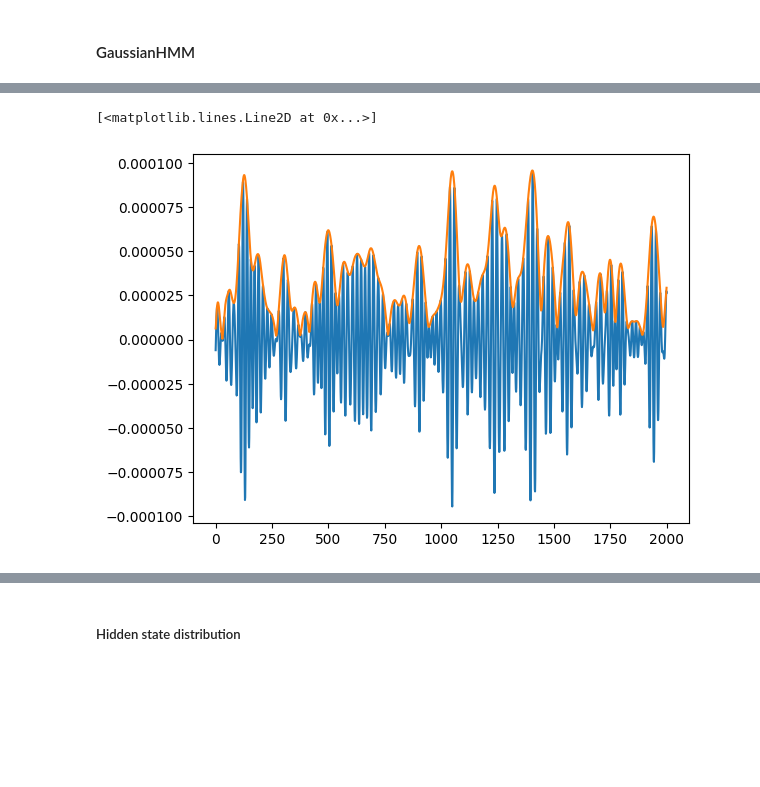
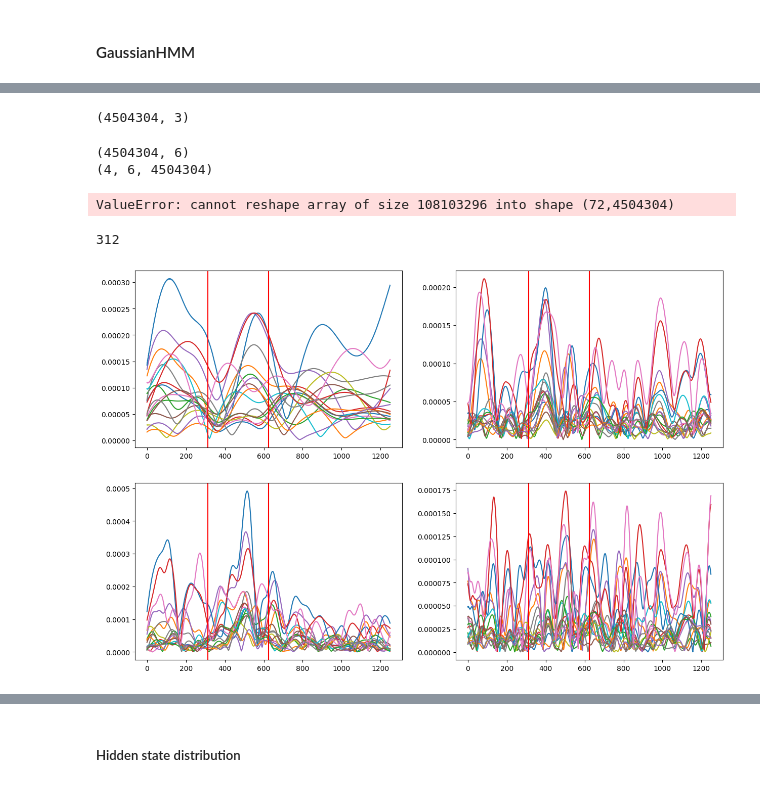
Before and after one commit to jerryjii/HMM, a Jupyter notebook: HMM_LFP.ipynb, the cells around one changed output, grey strips where cells are left out. Cells and saved outputs as stored; diff of their text form; code cells hidden in the pictures; blank space fills up the shorter version.

```diff
--- a/HMM_LFP.ipynb
+++ b/HMM_LFP.ipynb
@@ -137 +118,8 @@ print(hit_rate['h_r'])
+# %%
+def find_nearest_idx(array, value):
+    idxs = np.zeros(len(value), dtype=int)
+    for i, v in enumerate(value):
+        idx = np.argmin(np.abs(np.array(array) - v))
+        idxs[i] = idx
+    return idxs
 # %%
@@ -274,13 +267,26 @@ def plot(preds, num=3):
+# %%
+# after padding
+print(A_chan.shape)
+# %% [output]
+(4504304, 3)
 # %%
-# archived
-"""bands = np.zeros((4, 6, len(A_single))) # 4 bands, 6 channels, 400k samples
+#bands = np.zeros((4, 3*6, len(A_chan))) # 4 bands, 18 channels, 450k samples
+bands = np.zeros((4, 6, len(A_chan))) # 4 bands, 6 channels, 450k samples
 Wns = [[3,8],[10,30],[30,50],[50,80]]
-all_channels = np.hstack((A_single, B_single, C_single, D_single, E_single, F_single))
+all_channels = np.hstack((A_chan, B_chan, C_chan, D_chan, E_chan, F_chan))
 print(all_channels.shape)
 for i, Wn in enumerate(Wns): # checked, same output with processing each channel individually
-    b, a = butter(N=3, Wn=Wn, fs=1250, btype='bandpass', output='ba') # butterworth
-    all_channels_ff = filtfilt(b, a, all_channels.T)
+    sos = butter(N=3, Wn=Wn, fs=1250, btype='bandpass', output='sos') # butterworth
+    all_channels_ff = sosfiltfilt(sos, all_channels.T)
     all_channels_env = hilbert(all_channels_ff)
-    all_channels_env_abs = np.abs(all_channels_env) # no z-score here
-    all_channels_env_abs_z = all_channels_env_abs
-    bands[i] = all_channels_env_abs_z"""
+    all_channels_env_abs = np.abs(all_channels_env)
+    bands[i] = all_channels_env_abs
+print(bands.shape)
+#bands = np.reshape(bands,(4*18, len(A_chan)))
+bands = np.reshape(bands,(4*6, len(A_chan)))
+bands = bands[:,100:]
+print(bands.shape)
+# %% [output]
+(4504304, 6)
+(4, 6, 4504304)
+ValueError: cannot reshape array of size 108103296 into shape (72,4504304)
@@ -297,6 +293,13 @@ for i, Wn in enumerate(Wns): # checked, same output with processing each channel
-# %%
-plt.plot(all_channels_ff[0,0:2000])
-plt.plot(all_channels_env_abs[0,0:2000])
-# %% [output]
-[<matplotlib.lines.Line2D at 0x...>]
-[figure, removed]
+# %%
+find_nearest_idx(master_time,stim.iloc[0].start_time)-100
+# %% [output]
+312
+# %%
+fig, axs=plt.subplots(2,2, figsize=(15,10))
+for i in range(4):
+    for j in range(18):
+        axs[i%2][i//2].plot(bands[i*18+j].T[0:1250])
+    axs[i%2][i//2].axvline(250/0.8, c='r')
+    axs[i%2][i//2].axvline(500/0.8, c='r')
+# %% [output]
+[figure, added]
```
Also changed, not shown: parts of 33 cells of this notebook.
